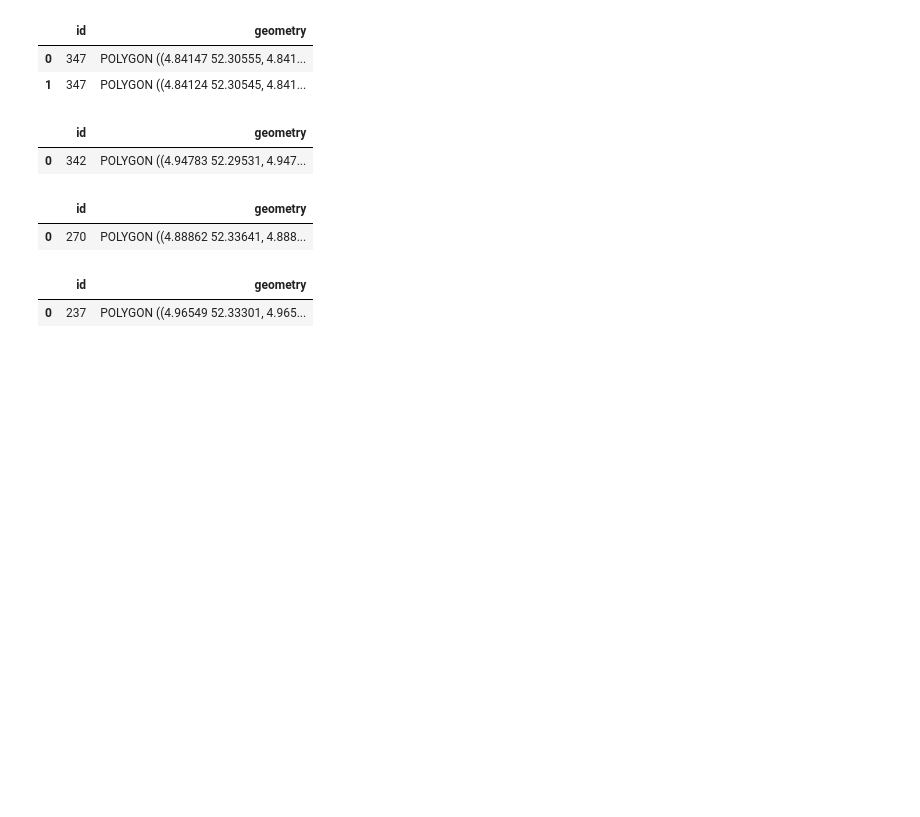
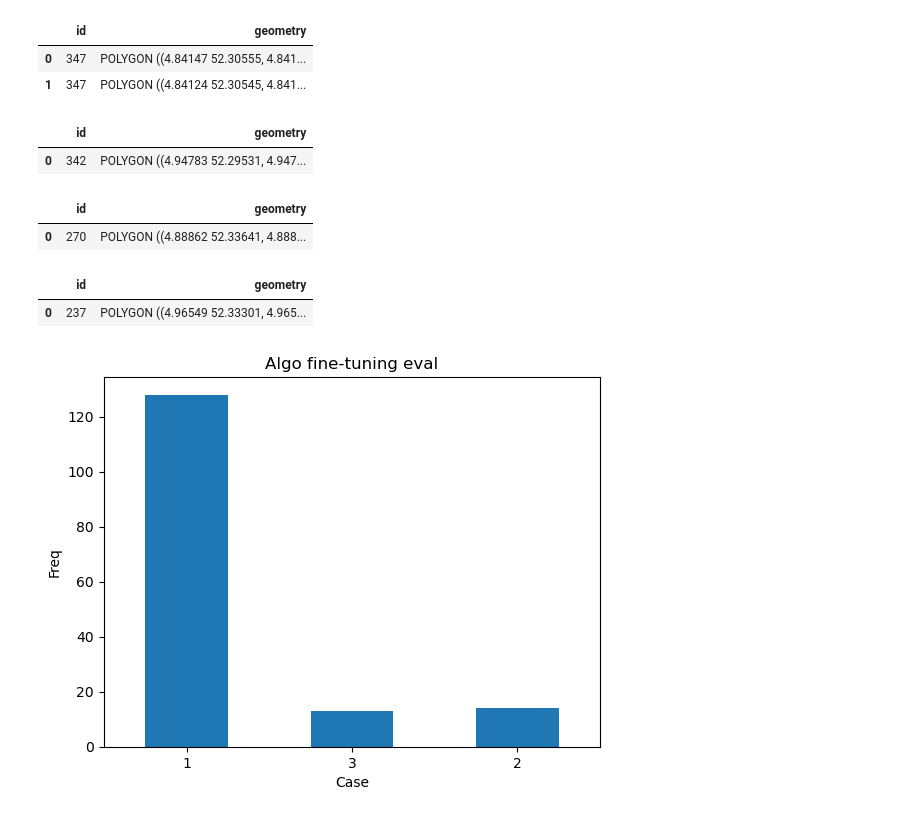
Before and after one commit to ciCciC/GeoGrids, a Jupyter notebook: notebooks/grid_reconstruction/compiling_footprint.ipynb, the cells around one changed output. Saved outputs shown, nothing was run; the diff lists cells and outputs as text; code cells hidden in the pictures; blank space fills up the shorter version.

Commit message:
- fine-tuning is done - a plot of the algo fine-tuning result

```diff
--- a/notebooks/grid_reconstruction/compiling_footprint.ipynb
+++ b/notebooks/grid_reconstruction/compiling_footprint.ipynb
@@ -507,3 +488,12 @@ gpd_237
 # %% [output]
 |  | id | geometry |
 | 0 | 237 | POLYGON ((4.96549 52.33301, 4.965... |
+# %%
+from collections import Counter
+
+eval_result = [3 if type(x) is list else x for x in list(tuned.values())]
+freq = Counter(eval_result)
+# %%
+pd.DataFrame(freq.values(), index=freq.keys()).plot.bar(rot=0, legend=False, title='Algo fine-tuning eval', ylabel='Freq', xlabel='Case');
+# %% [output]
+[figure, added]
```
Also changed, not shown: parts of 5 cells of this notebook.
